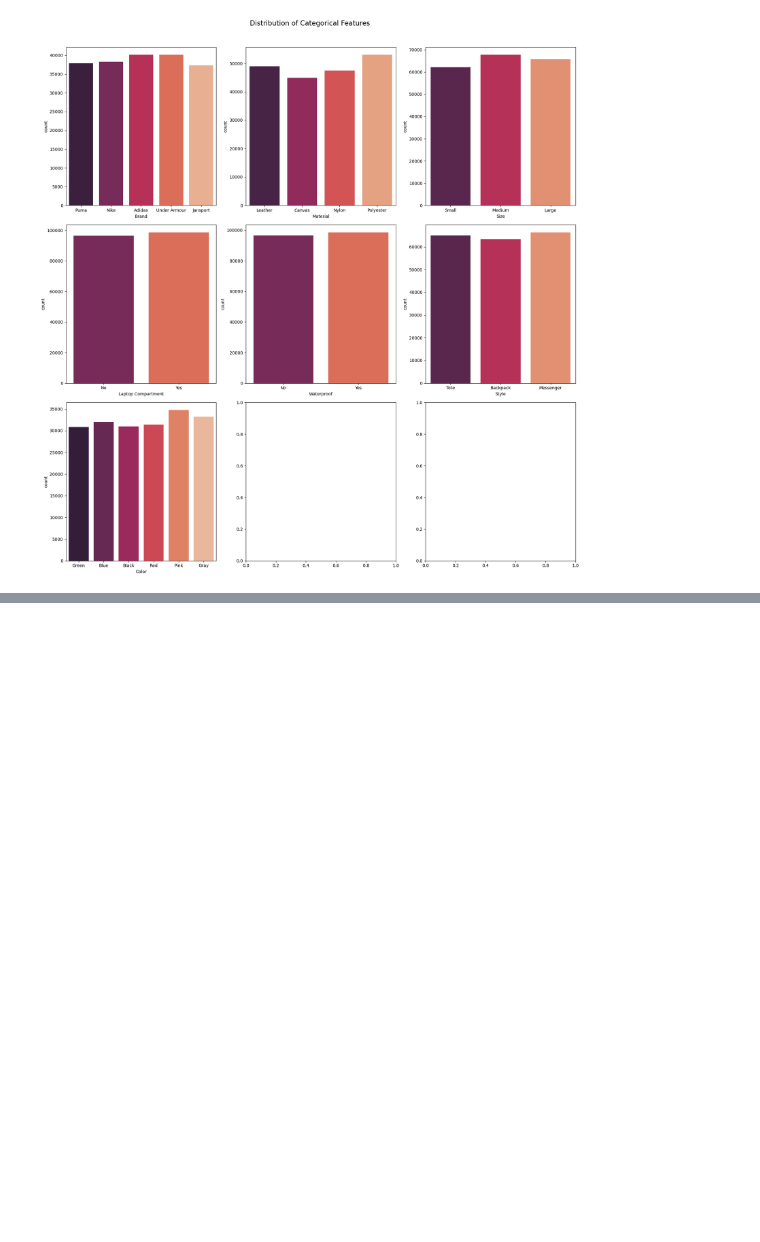
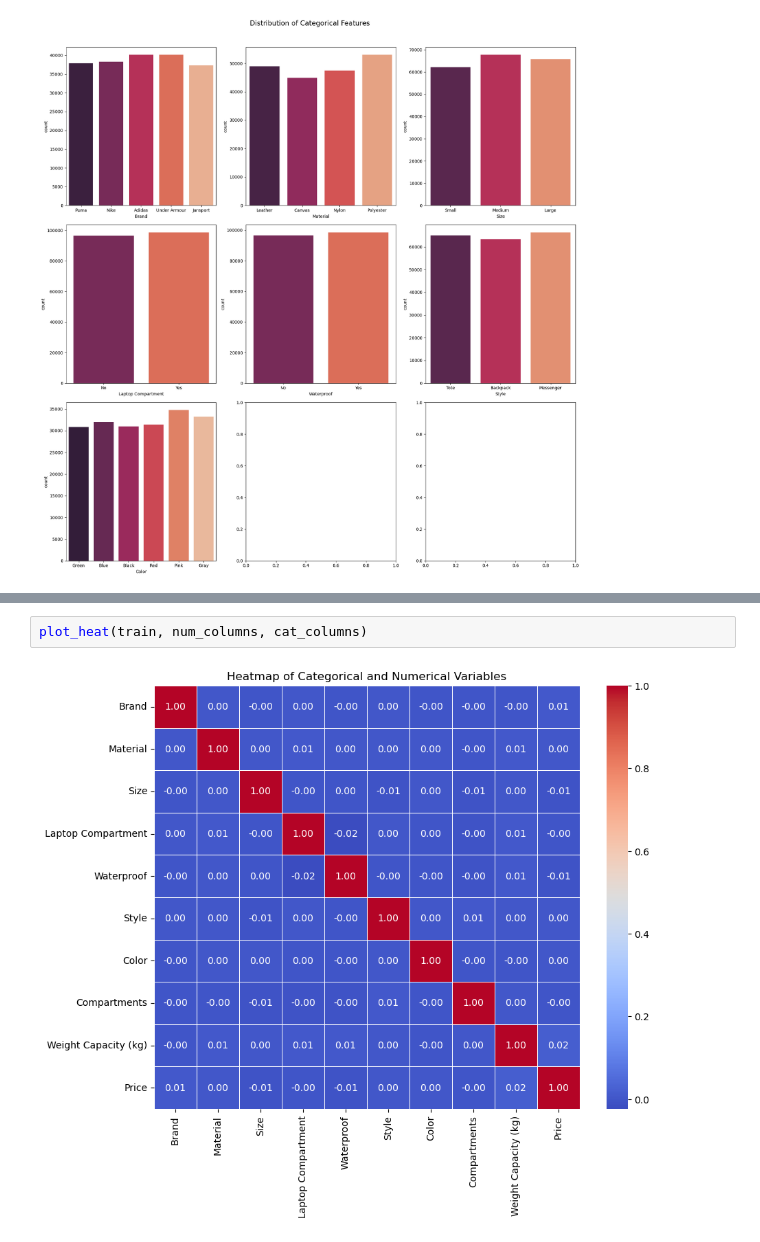
Before and after one commit to OneRaise5385/Backpack, a Jupyter notebook: notebooks/backpack.ipynb, the cells around one changed output, grey strips where cells are left out. Drawn from its saved outputs; the diff is of its cells as text; blank space fills up the shorter version.

```diff
--- a/notebooks/backpack.ipynb
+++ b/notebooks/backpack.ipynb
@@ -75,0 +95,4 @@ plot_distribution(test, cat_columns, 'cat')
+# %%
+plot_heat(train, num_columns, cat_columns)
+# %% [output]
+[figure, added]
```
Also changed, not shown: parts of 14 cells of this notebook, 14 other files.
